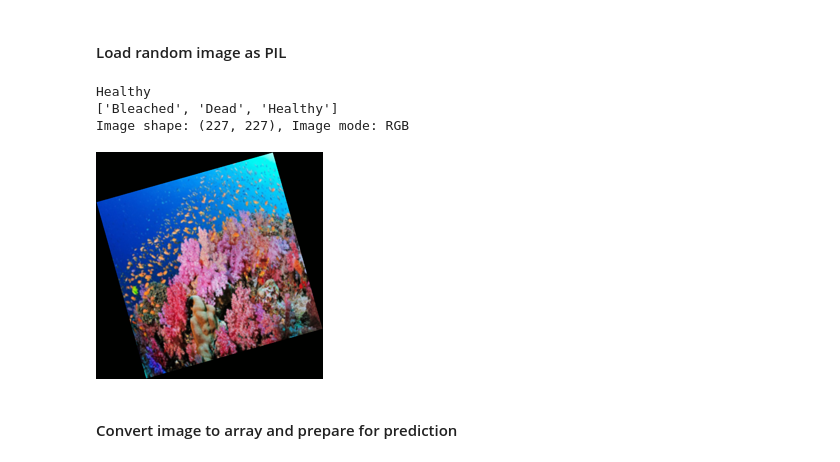
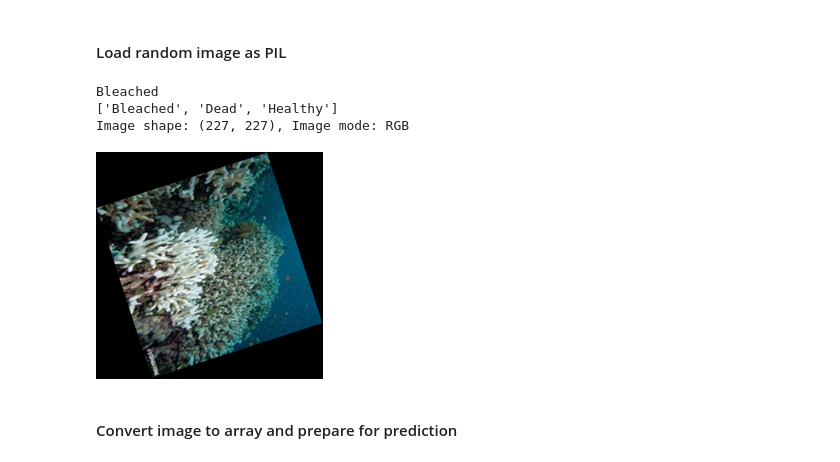
Before and after one commit to Code-Institute-Submissions/corals_health, a Jupyter notebook: jupyter_notebooks/3_modeling_evaluating.ipynb, the cells around one changed output. Saved outputs shown, nothing was run; the diff lists cells and outputs as text; code cells hidden in the pictures.

```diff
--- a/jupyter_notebooks/3_modeling_evaluating.ipynb
+++ b/jupyter_notebooks/3_modeling_evaluating.ipynb
@@ -402,19 +406,19 @@ joblib.dump(value=evaluation,
 # %%
 from tensorflow.keras.preprocessing import image
 
-pointer = 15
-label = labels[2] # 'Bleached', 'Dead', 'Healthy''.
+pointer = 3
+label = labels[0] # '0 - Bleached', '1 - Dead', '2 - Healthy''.
 print(label)
 print(labels)
 
-pil_image = image.load_img(os.path.join(test_path, label, os.listdir(test_path+'/' + label)[pointer]), target_size=image_shape, color_mode='rgb')
+pil_image = image.load_img(os.path.join(test_path, label, os.listdir(test_path +'/' + label)[pointer]), target_size=image_shape, color_mode='rgb')
 print(f'Image shape: {pil_image.size}, Image mode: {pil_image.mode}')
 pil_image
 # %% [output]
-Healthy
+Bleached
 ['Bleached', 'Dead', 'Healthy']
 Image shape: (227, 227), Image mode: RGB
-[figure, old version]
+[figure, new version]
 # %% [markdown]
 #### Convert image to array and prepare for prediction
 # %%
```
Also changed, not shown: parts of 21 cells of this notebook, 39 other files.
